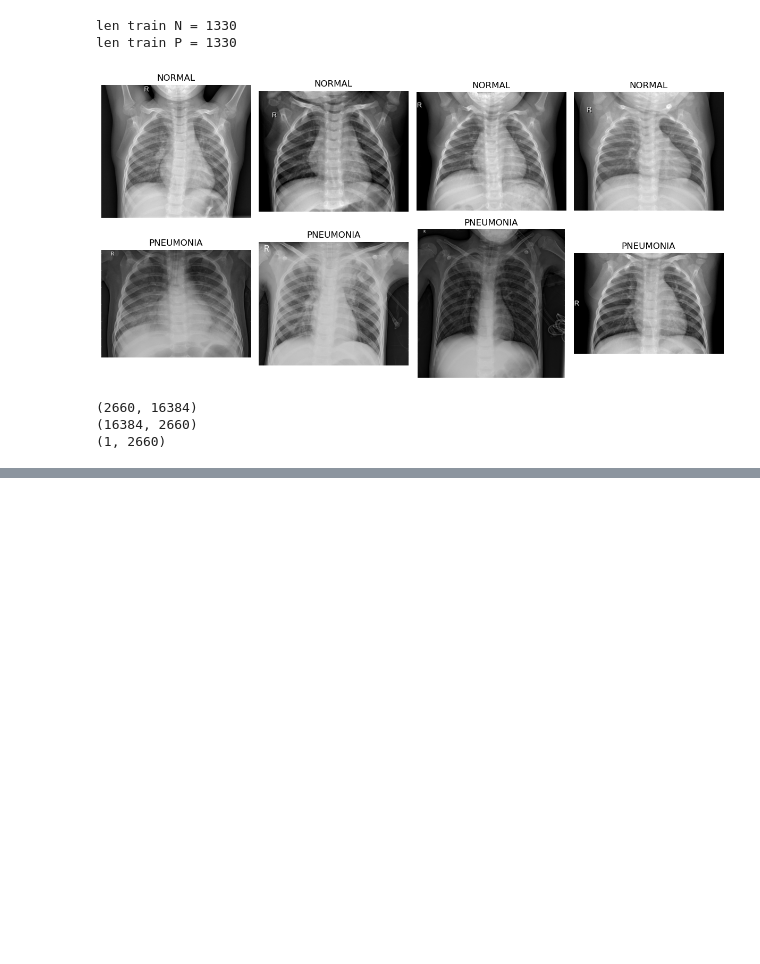
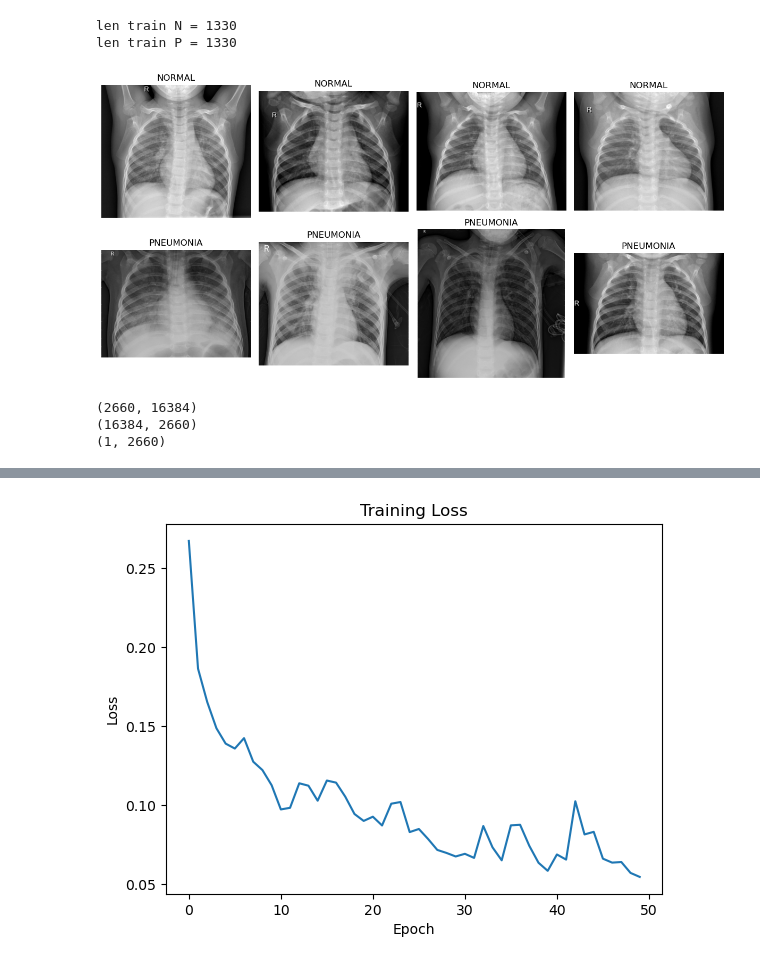
Before and after one commit to Haidy-sayed/Pneumonia-Detector-from-Chest-X-Rays, a Jupyter notebook: pneumonia_detector.ipynb, the cells around one changed output, grey strips where cells are left out. Saved outputs shown, nothing was run; the diff lists cells and outputs as text; code cells hidden in the pictures; blank space fills up the shorter version.

```diff
--- a/pneumonia_detector.ipynb
+++ b/pneumonia_detector.ipynb
@@ -151,7 +151,7 @@ class NN_fromScratch:
 
         # Dropout (training only .. dropping 20%)
         if training:
-            self.D1 = np.random.rand(*self.A1.shape) > 0.8
+            self.D1 = np.random.rand(*self.A1.shape) > 0.2
             self.A1 = self.A1 * self.D1 / 0.8
 
         # Layer 2
@@ -257,11 +257,11 @@ hidden_size = 256
 
 output_size = 1
 
-learning_rate = 0.001
+learning_rate = 0.0001
 
 model = NN_fromScratch(input_size, hidden_size, output_size, learning_rate)
 
-num_epochs = 80
+num_epochs = 50
 batch_size = 32
 m = X.shape[1]  # total number of training examples
 
@@ -310 +322,2 @@ Epoch 5/80 — Loss: 0.2260
+[figure, added]
 # %%
```
Also changed, not shown: parts of 7 cells of this notebook, 3 other files.
